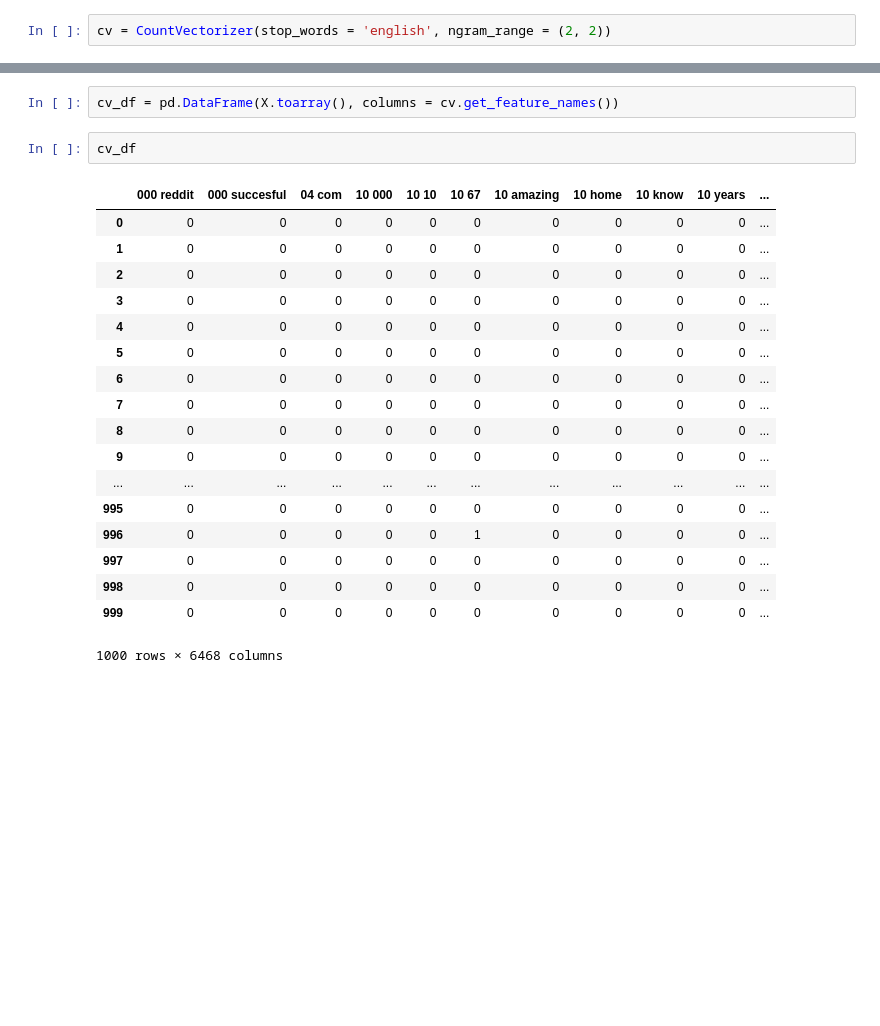
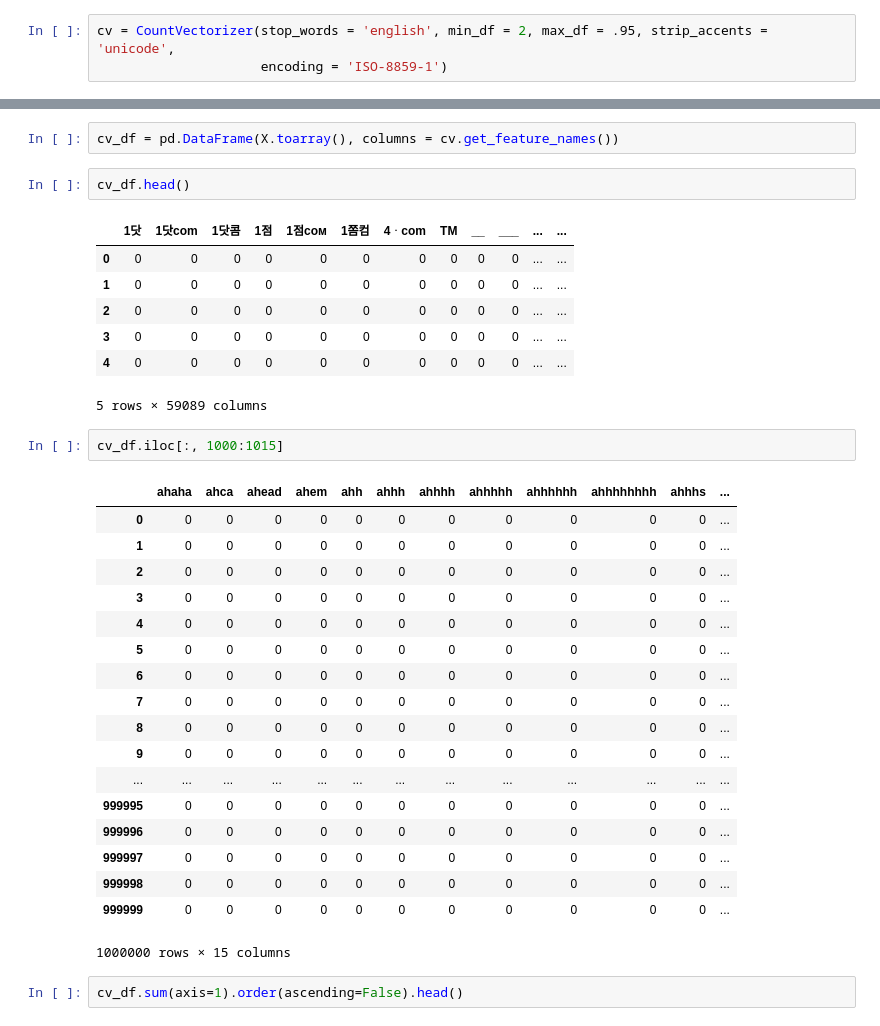
Before and after one commit to luketibbott/Predicting-the-sucess-of-showerthoughts, a Jupyter notebook: showerthoughts-clean.ipynb, the cells around one changed output, grey strips where cells are left out. Saved outputs shown, nothing was run; the diff lists cells and outputs as text; blank space fills up the shorter version.

```diff
--- a/showerthoughts-clean.ipynb
+++ b/showerthoughts-clean.ipynb
@@ -126,6 +153,7 @@ df['title'] = df['title'].apply(lambda x: redditutils.strip_nums(x))
 # %% [markdown]
 ## Word count vectorization
 # %%
-cv = CountVectorizer(stop_words = 'english', ngram_range = (2, 2))
+cv = CountVectorizer(stop_words = 'english', min_df = 2, max_df = .95, strip_accents = 'unicode',
+                     encoding = 'ISO-8859-1')
 # %%
 X = cv.fit_transform(df['title'])
@@ -142,23 +160,35 @@ array([[0, 0, 0, ..., 0, 0, 0],
 # %%
 cv_df = pd.DataFrame(X.toarray(), columns = cv.get_feature_names())
 # %%
-cv_df
+cv_df.head()
 # %% [output]
-|  | 000 reddit | 000 succesful | 04 com | 10 000 | 10 10 | 10 67 | 10 amazing | 10 home | 10 know | 10 years | ... |
-| 0 | 0 | 0 | 0 | 0 | 0 | 0 | 0 | 0 | 0 | 0 | ... |
-| 1 | 0 | 0 | 0 | 0 | 0 | 0 | 0 | 0 | 0 | 0 | ... |
-| 2 | 0 | 0 | 0 | 0 | 0 | 0 | 0 | 0 | 0 | 0 | ... |
-| 3 | 0 | 0 | 0 | 0 | 0 | 0 | 0 | 0 | 0 | 0 | ... |
-| 4 | 0 | 0 | 0 | 0 | 0 | 0 | 0 | 0 | 0 | 0 | ... |
-| 5 | 0 | 0 | 0 | 0 | 0 | 0 | 0 | 0 | 0 | 0 | ... |
-| 6 | 0 | 0 | 0 | 0 | 0 | 0 | 0 | 0 | 0 | 0 | ... |
-| 7 | 0 | 0 | 0 | 0 | 0 | 0 | 0 | 0 | 0 | 0 | ... |
-| 8 | 0 | 0 | 0 | 0 | 0 | 0 | 0 | 0 | 0 | 0 | ... |
-| 9 | 0 | 0 | 0 | 0 | 0 | 0 | 0 | 0 | 0 | 0 | ... |
-| ... | ... | ... | ... | ... | ... | ... | ... | ... | ... | ... | ... |
-| 995 | 0 | 0 | 0 | 0 | 0 | 0 | 0 | 0 | 0 | 0 | ... |
-| 996 | 0 | 0 | 0 | 0 | 0 | 1 | 0 | 0 | 0 | 0 | ... |
-| 997 | 0 | 0 | 0 | 0 | 0 | 0 | 0 | 0 | 0 | 0 | ... |
-| 998 | 0 | 0 | 0 | 0 | 0 | 0 | 0 | 0 | 0 | 0 | ... |
-| 999 | 0 | 0 | 0 | 0 | 0 | 0 | 0 | 0 | 0 | 0 | ... |
+|  | 1닷 | 1닷com | 1닷콤 | 1점 | 1점coм | 1쫌컴 | 4ᆞcom | TM | __ | ___ | ... | ... |
+| 0 | 0 | 0 | 0 | 0 | 0 | 0 | 0 | 0 | 0 | 0 | ... | ... |
+| 1 | 0 | 0 | 0 | 0 | 0 | 0 | 0 | 0 | 0 | 0 | ... | ... |
+| 2 | 0 | 0 | 0 | 0 | 0 | 0 | 0 | 0 | 0 | 0 | ... | ... |
+| 3 | 0 | 0 | 0 | 0 | 0 | 0 | 0 | 0 | 0 | 0 | ... | ... |
+| 4 | 0 | 0 | 0 | 0 | 0 | 0 | 0 | 0 | 0 | 0 | ... | ... |
-1000 rows × 6468 columns
+5 rows × 59089 columns
+# %%
+cv_df.iloc[:, 1000:1015]
+# %% [output]
+|  | ahaha | ahca | ahead | ahem | ahh | ahhh | ahhhh | ahhhhh | ahhhhhh | ahhhhhhhh | ahhhs | ... |
+| 0 | 0 | 0 | 0 | 0 | 0 | 0 | 0 | 0 | 0 | 0 | 0 | ... |
+| 1 | 0 | 0 | 0 | 0 | 0 | 0 | 0 | 0 | 0 | 0 | 0 | ... |
+| 2 | 0 | 0 | 0 | 0 | 0 | 0 | 0 | 0 | 0 | 0 | 0 | ... |
+| 3 | 0 | 0 | 0 | 0 | 0 | 0 | 0 | 0 | 0 | 0 | 0 | ... |
+| 4 | 0 | 0 | 0 | 0 | 0 | 0 | 0 | 0 | 0 | 0 | 0 | ... |
+| 5 | 0 | 0 | 0 | 0 | 0 | 0 | 0 | 0 | 0 | 0 | 0 | ... |
+| 6 | 0 | 0 | 0 | 0 | 0 | 0 | 0 | 0 | 0 | 0 | 0 | ... |
+| 7 | 0 | 0 | 0 | 0 | 0 | 0 | 0 | 0 | 0 | 0 | 0 | ... |
+| 8 | 0 | 0 | 0 | 0 | 0 | 0 | 0 | 0 | 0 | 0 | 0 | ... |
+| 9 | 0 | 0 | 0 | 0 | 0 | 0 | 0 | 0 | 0 | 0 | 0 | ... |
+| ... | ... | ... | ... | ... | ... | ... | ... | ... | ... | ... | ... | ... |
+| 999995 | 0 | 0 | 0 | 0 | 0 | 0 | 0 | 0 | 0 | 0 | 0 | ... |
+| 999996 | 0 | 0 | 0 | 0 | 0 | 0 | 0 | 0 | 0 | 0 | 0 | ... |
+| 999997 | 0 | 0 | 0 | 0 | 0 | 0 | 0 | 0 | 0 | 0 | 0 | ... |
+| 999998 | 0 | 0 | 0 | 0 | 0 | 0 | 0 | 0 | 0 | 0 | 0 | ... |
+| 999999 | 0 | 0 | 0 | 0 | 0 | 0 | 0 | 0 | 0 | 0 | 0 | ... |
+1000000 rows × 15 columns
+# %%
+cv_df.sum(axis=1).order(ascending=False).head()
```
Also changed, not shown: parts of 5 cells of this notebook.
